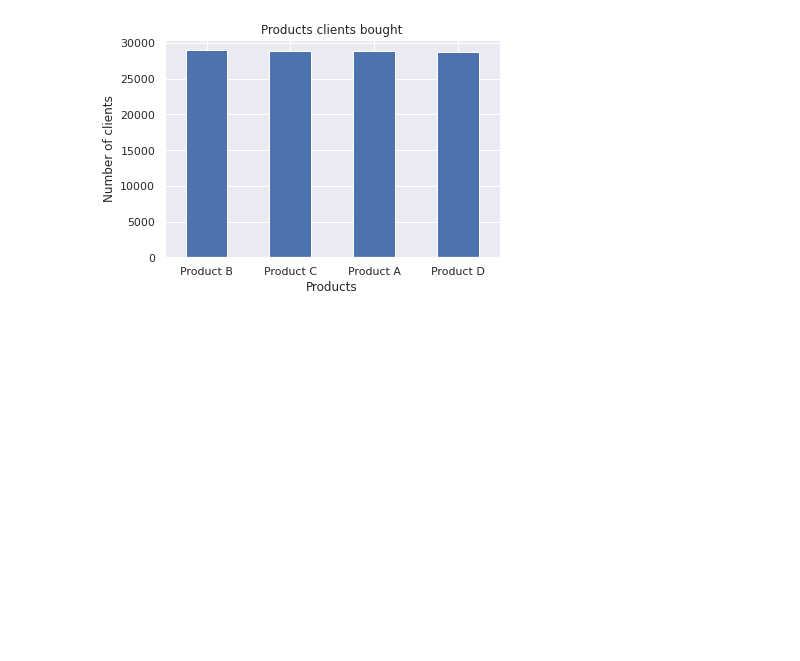
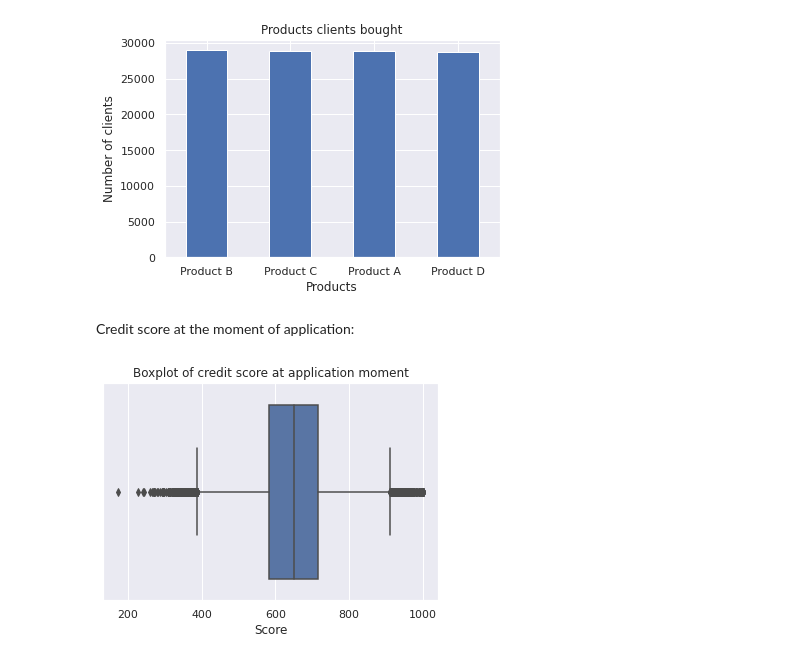
Before and after one commit to axlyaguana11/churn_predictive_model, a Jupyter notebook: notebooks/0.2-axel-exploration.ipynb, the cells around one changed output. Drawn from its saved outputs; the diff is of its cells as text; code cells hidden in the pictures; blank space fills up the shorter version.

```diff
--- a/notebooks/0.2-axel-exploration.ipynb
+++ b/notebooks/0.2-axel-exploration.ipynb
@@ -192,3 +192,12 @@ plt.ylabel('Number of clients')
 plt.show()
 # %% [output]
 [figure]
+# %% [markdown]
+Credit score at the moment of application:
+# %%
+fig, ax = plt.subplots()
+ax = sns.boxplot(data=df, x='Score')
+plt.title('Boxplot of credit score at application moment')
+plt.show()
+# %% [output]
+[figure, added]
```
Also changed, not shown: parts of 8 cells of this notebook.
